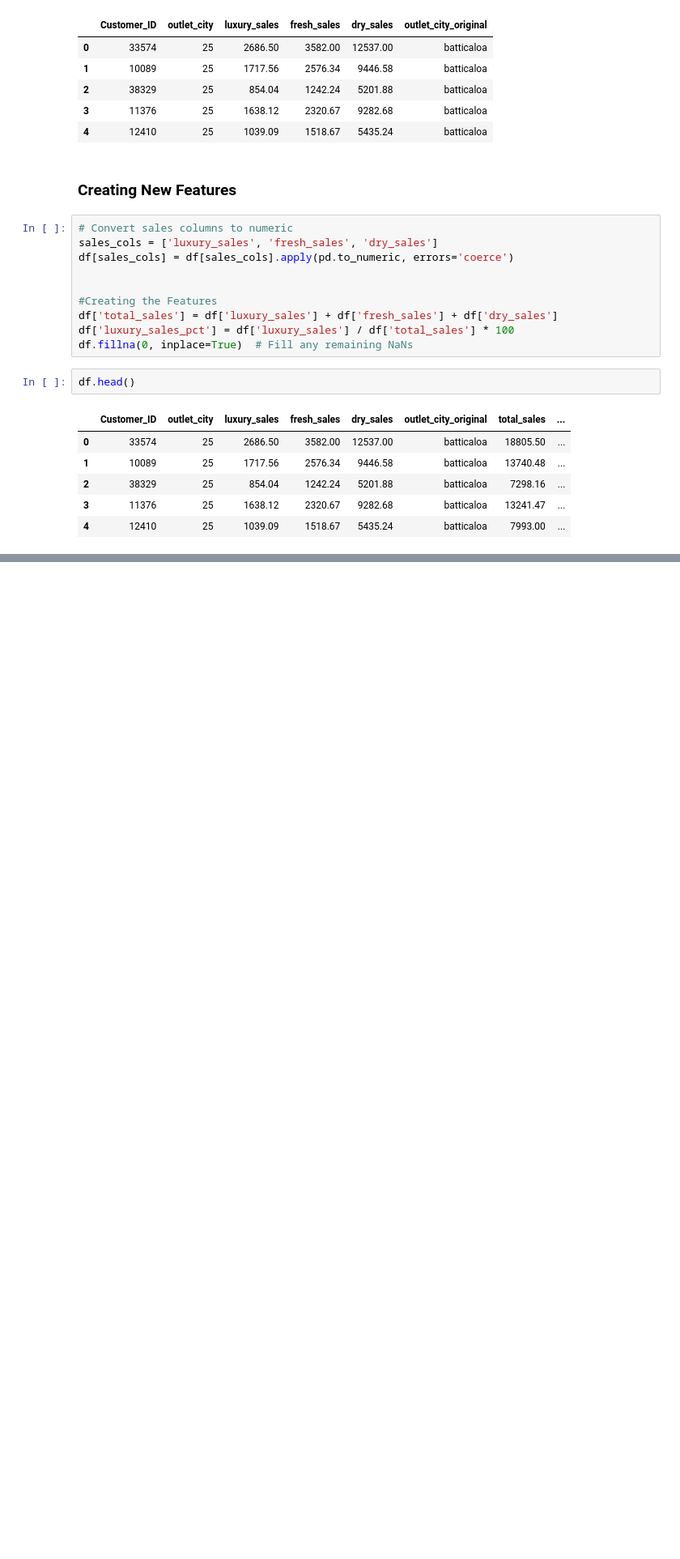
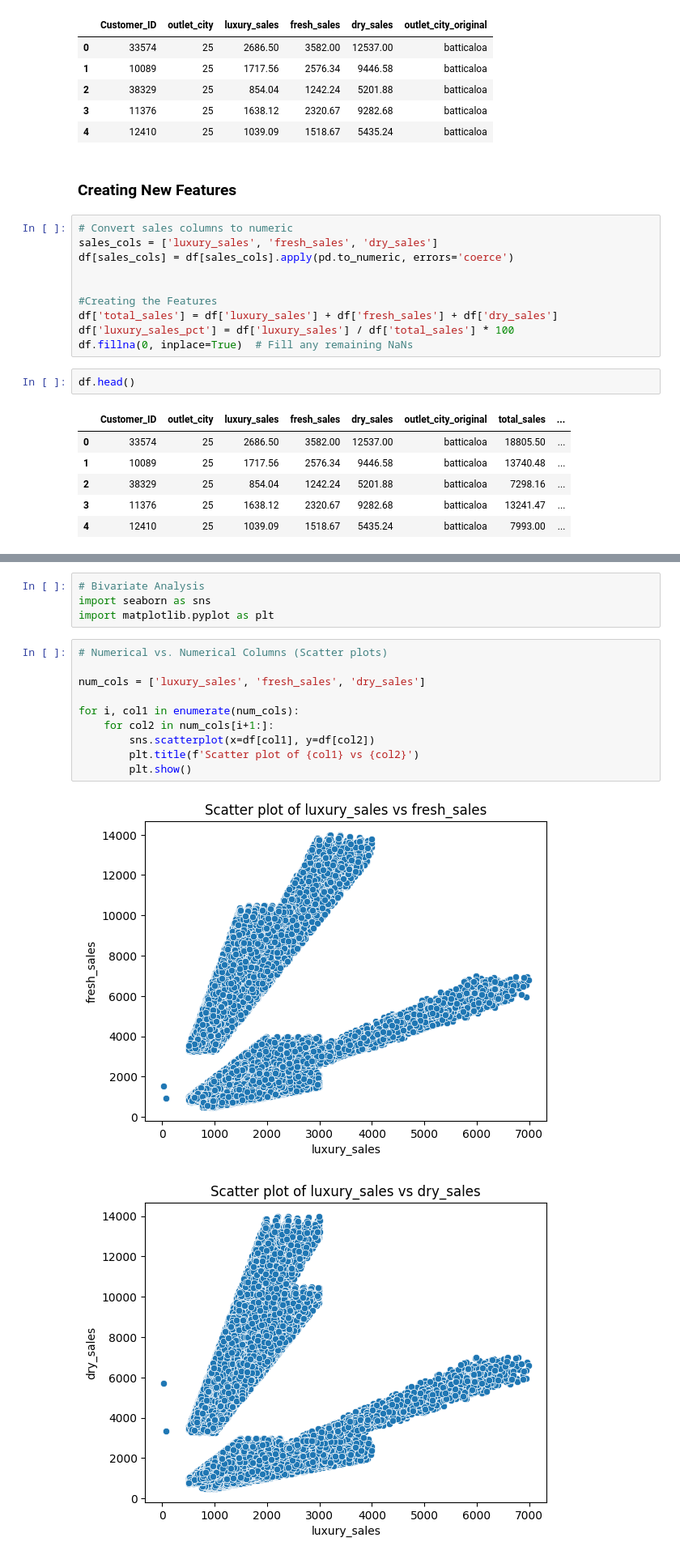
Before and after one commit to DSPL-Project-Group-B10/Cleaning, a Jupyter notebook: DSPL_Cleaning_and_Editing.ipynb, the cells around one changed output, grey strips where cells are left out. Shown at 81% size. Cells and saved outputs as stored; diff of their text form; blank space fills up the shorter version.

```diff
--- a/DSPL_Cleaning_and_Editing.ipynb
+++ b/DSPL_Cleaning_and_Editing.ipynb
@@ -755,0 +817,17 @@ df.head()
+# %%
+# Bivariate Analysis
+import seaborn as sns
+import matplotlib.pyplot as plt
+# %%
+# Numerical vs. Numerical Columns (Scatter plots)
+
+num_cols = ['luxury_sales', 'fresh_sales', 'dry_sales']
+
+for i, col1 in enumerate(num_cols):
+    for col2 in num_cols[i+1:]:
+        sns.scatterplot(x=df[col1], y=df[col2])
+        plt.title(f'Scatter plot of {col1} vs {col2}')
+        plt.show()
+# %% [output]
+[figure, added]
+[figure, added]
```
Also changed, not shown: parts of 18 cells of this notebook.
